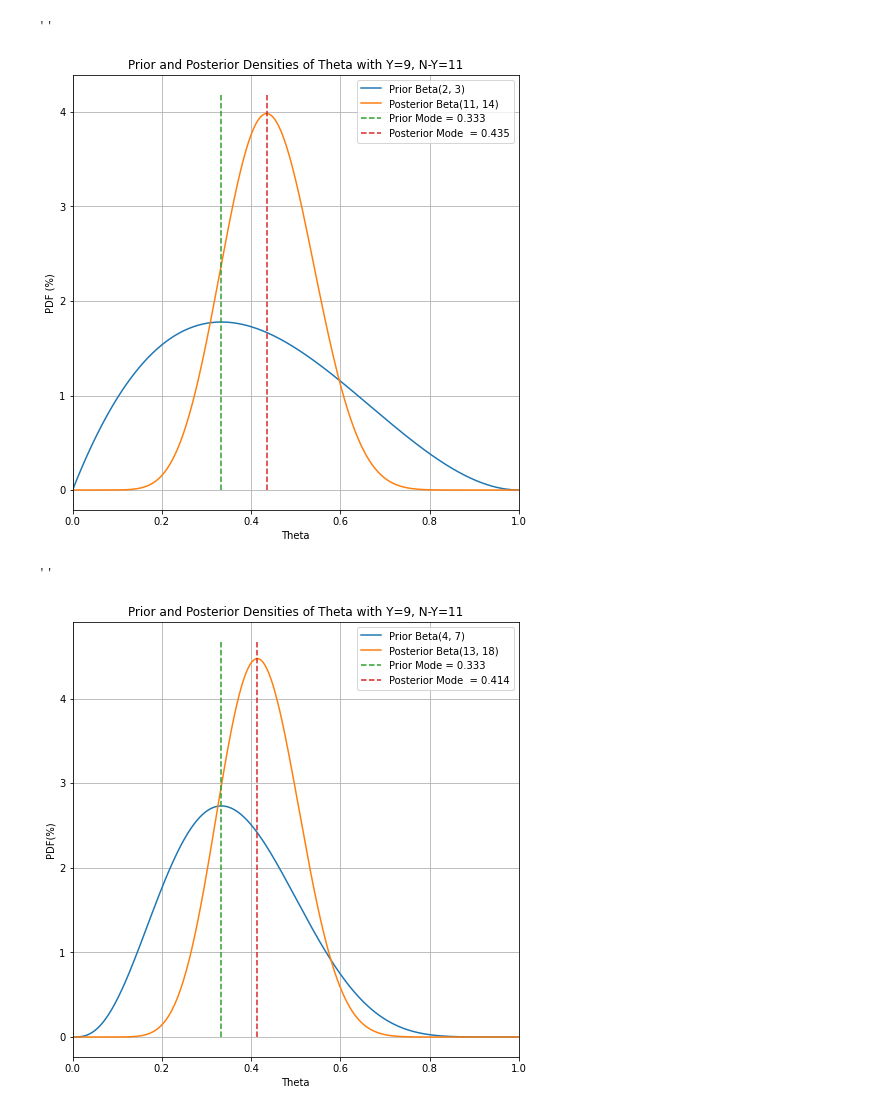
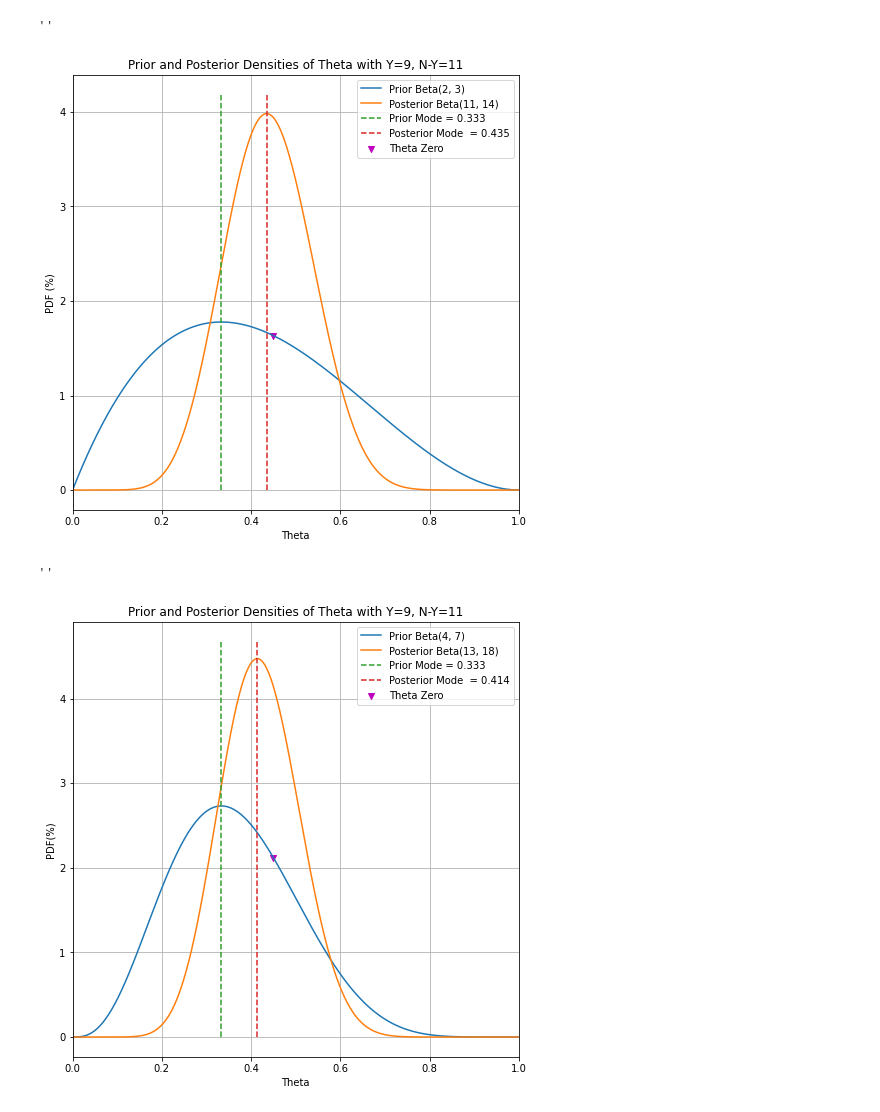
Before and after one commit to calldrj/Statistics, a Jupyter notebook: Bayesian.Lab.ipynb, the cells around one changed output. Drawn from its saved outputs; the diff is of its cells as text; code cells hidden in the pictures.

```diff
--- a/Bayesian.Lab.ipynb
+++ b/Bayesian.Lab.ipynb
@@ -6,35 +6,41 @@ import matplotlib.pyplot as plt
 # %%
 ay, by, a0, b0 = 9, 11, 2, 3
 A, B = (a0, a0 + ay),(b0, b0 + by)
 M = (A[0] - 1) / (A[0] + B[0] - 2), (A[1] - 1) / (A[1] + B[1] - 2)
 X = np.linspace(0, 1, 1001)
 Y = [beta.pdf(X, a, b) for a, b in zip(A, B)]
+m = ay / (ay + by)
+p = beta.pdf(m, A[0], B[0])
 
 plt.gcf().set_size_inches(8, 8)
+plt.scatter(m, p, marker='v', color='m', label='Theta Zero')
 plt.plot(X, Y[0], label='Prior Beta({}, {})'.format(A[0], B[0]))
 plt.plot(X, Y[1], label='Posterior Beta({}, {})'.format(A[1], B[1]))
 plt.plot([M[0], M[0]], [0, max(Y[1]) + 0.2], linestyle='dashed',
          label='Prior Mode = {:.3f}'.format(M[0]))
 plt.plot([M[1], M[1]], [0, max(Y[1]) + 0.2], linestyle='dashed',
          label='Posterior Mode  = {:.3f}'.format(M[1]))
 plt.xlim(0, 1)
 plt.grid(axis='both')
 plt.ylabel('PDF (%)')
 plt.xlabel('Theta')
 plt.legend(loc='best')
 plt.title('Prior and Posterior Densities of Theta with Y=9, N-Y=11')
 ;
 # %% [output]
 ''
-[figure, old version]
+[figure, new version]
 # %%
 ay, by, a0, b0 = 9, 11, 4, 7
 A, B = (a0, a0 + ay),(b0, b0 + by)
 M = (A[0] - 1) / (A[0] + B[0] - 2), (A[1] - 1) / (A[1] + B[1] - 2)
 X = np.linspace(0, 1, 1001)
 Y = [beta.pdf(X, a, b) for a, b in zip(A, B)]
+m = ay / (ay + by)
+p = beta.pdf(m, A[0], B[0])
 
 plt.gcf().set_size_inches(8, 8)
+plt.scatter(m, p, marker='v', color='m', label='Theta Zero')
 plt.plot(X, Y[0], label='Prior Beta({}, {})'.format(A[0], B[0]))
 plt.plot(X, Y[1], label='Posterior Beta({}, {})'.format(A[1], B[1]))
 plt.plot([M[0], M[0]], [0, max(Y[1]) + 0.2], linestyle='dashed',
@@ -50,4 +56,4 @@ plt.title('Prior and Posterior Densities of Theta with Y=9, N-Y=11')
 ;
 # %% [output]
 ''
-[figure, old version]
+[figure, new version]
```
